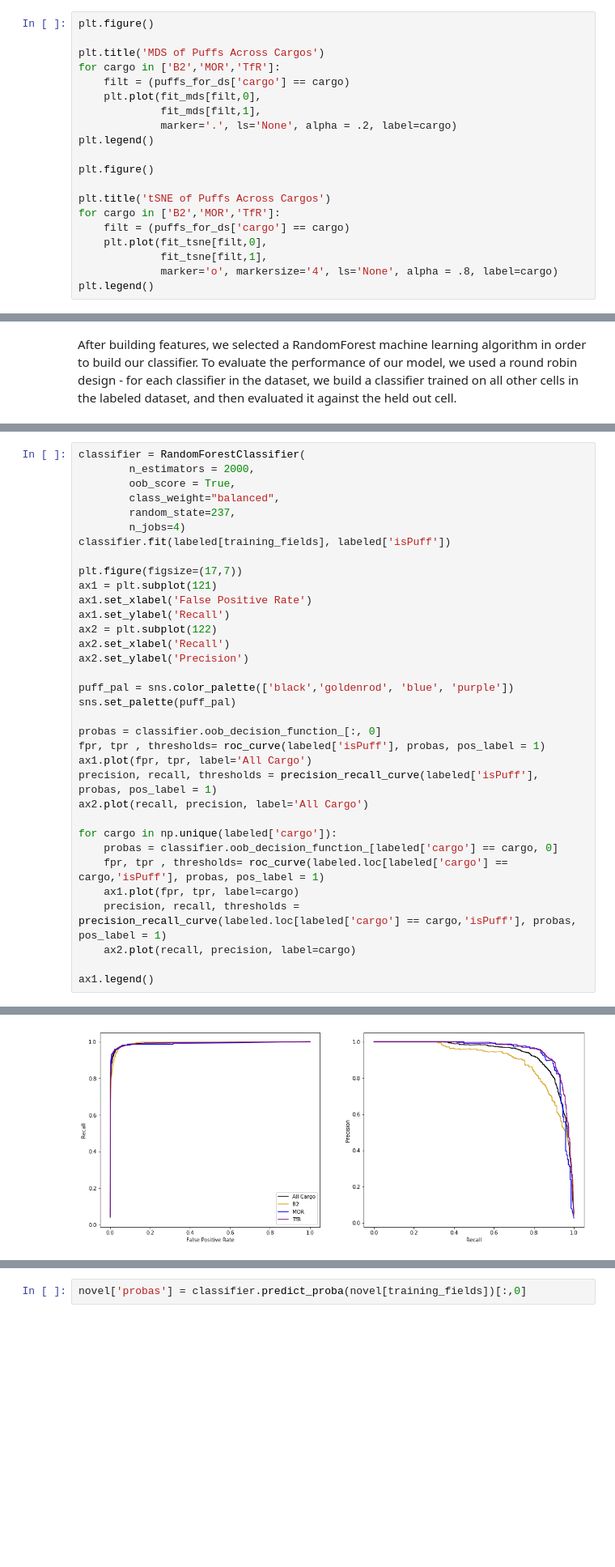
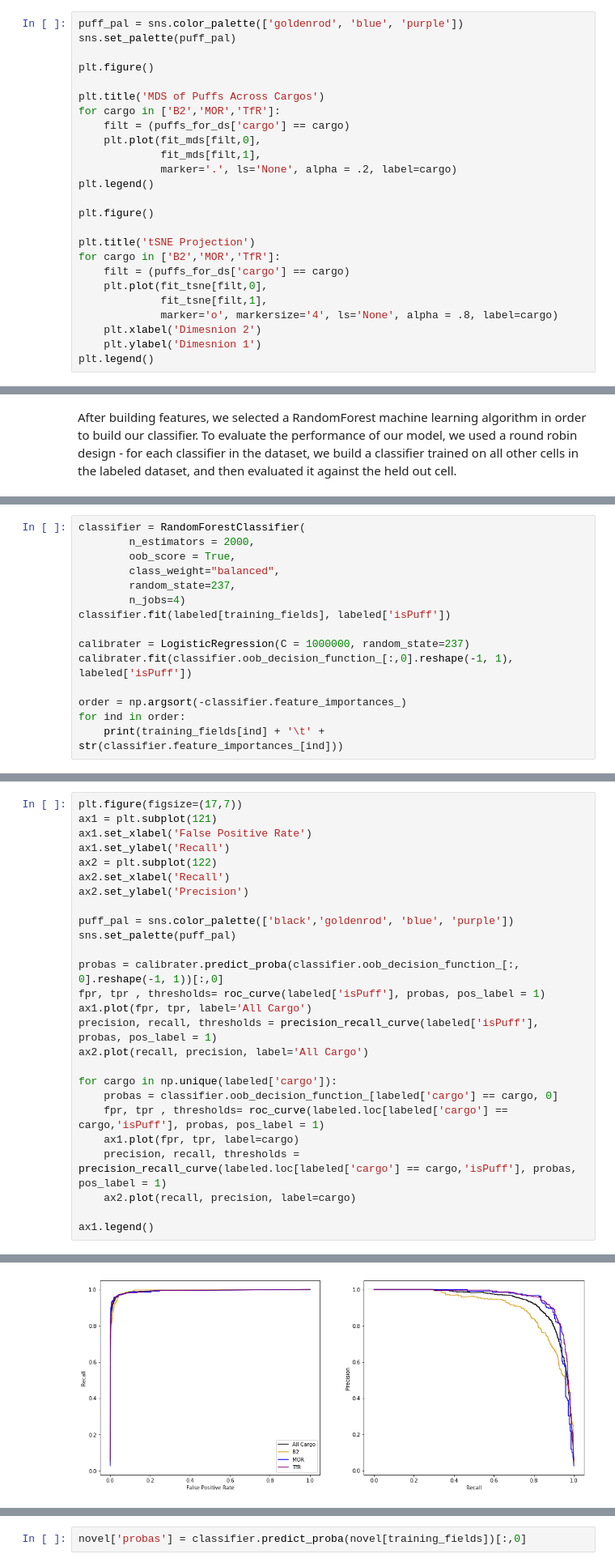
Before and after one commit to exark/puffsAnalysis, a Jupyter notebook: threshold-paper.ipynb, the cells around one changed output, grey strips where cells are left out. Shown at 81% size. Cells and saved outputs as stored; diff of their text form; blank space fills up the shorter version.

Commit message:
Threshold notebook before converting to weighted notebook

```diff
--- a/threshold-paper.ipynb
+++ b/threshold-paper.ipynb
@@ -164,6 +216,9 @@ fit_mds = mds_class.fit_transform(scaled_puffs)
 tsne_class = sklearn.manifold.TSNE(random_state=237)
 fit_tsne = tsne_class.fit_transform(scaled_puffs)
 # %%
+puff_pal = sns.color_palette(['goldenrod', 'blue', 'purple'])
+sns.set_palette(puff_pal)
+
 plt.figure()
 
 plt.title('MDS of Puffs Across Cargos')
@@ -176,12 +231,14 @@ plt.legend()
 
 plt.figure()
 
-plt.title('tSNE of Puffs Across Cargos')
+plt.title('tSNE Projection')
 for cargo in ['B2','MOR','TfR']:
     filt = (puffs_for_ds['cargo'] == cargo)
     plt.plot(fit_tsne[filt,0],
              fit_tsne[filt,1],
              marker='o', markersize='4', ls='None', alpha = .8, label=cargo)
+    plt.xlabel('Dimesnion 2')
+    plt.ylabel('Dimesnion 1')
 plt.legend()
 # %% [output]
 <matplotlib.legend.Legend at 0x...>
@@ -261,0 +349,15 @@ Given reasonable performance on each individual cell in the dataset, we then bui
+# %%
+classifier = RandomForestClassifier(
+        n_estimators = 2000,
+        oob_score = True,
+        class_weight="balanced",
+        random_state=237,
+        n_jobs=4)
+classifier.fit(labeled[training_fields], labeled['isPuff'])
+
+calibrater = LogisticRegression(C = 1000000, random_state=237)
+calibrater.fit(classifier.oob_decision_function_[:,0].reshape(-1, 1), labeled['isPuff'])
+
+order = np.argsort(-classifier.feature_importances_)
+for ind in order:
+    print(training_fields[ind] + '\t' + str(classifier.feature_importances_[ind]))
@@ -262,40 +383,32 @@ Given reasonable performance on each individual cell in the dataset, we then bui
 # %%
-classifier = RandomForestClassifier(
-        n_estimators = 2000,
-        oob_score = True,
-        class_weight="balanced",
-        random_state=237,
-        n_jobs=4)
-classifier.fit(labeled[training_fields], labeled['isPuff'])
-
 plt.figure(figsize=(17,7))
 ax1 = plt.subplot(121)
 ax1.set_xlabel('False Positive Rate')
 ax1.set_ylabel('Recall')
 ax2 = plt.subplot(122)
 ax2.set_xlabel('Recall')
 ax2.set_ylabel('Precision')
 
 puff_pal = sns.color_palette(['black','goldenrod', 'blue', 'purple'])
 sns.set_palette(puff_pal)
 
-probas = classifier.oob_decision_function_[:, 0]
+probas = calibrater.predict_proba(classifier.oob_decision_function_[:, 0].reshape(-1, 1))[:,0]
 fpr, tpr , thresholds= roc_curve(labeled['isPuff'], probas, pos_label = 1)
 ax1.plot(fpr, tpr, label='All Cargo')
 precision, recall, thresholds = precision_recall_curve(labeled['isPuff'], probas, pos_label = 1)
 ax2.plot(recall, precision, label='All Cargo')
 
 for cargo in np.unique(labeled['cargo']):
     probas = classifier.oob_decision_function_[labeled['cargo'] == cargo, 0]
     fpr, tpr , thresholds= roc_curve(labeled.loc[labeled['cargo'] == cargo,'isPuff'], probas, pos_label = 1)
     ax1.plot(fpr, tpr, label=cargo)
     precision, recall, thresholds = precision_recall_curve(labeled.loc[labeled['cargo'] == cargo,'isPuff'], probas, pos_label = 1)
     ax2.plot(recall, precision, label=cargo)
 
 ax1.legend()
 # %% [output]
 <matplotlib.legend.Legend at 0x...>
-[figure, old version]
+[figure, new version]
 # %% [markdown]
 Given the variable performance across different datasets, it's important to select a threshold for each cargo such that our performance is approximately the same across all cargos. Values were selected such that all cargos had similar recall and false positive rates, with a bit of variability in precision.
 # %%
```
Also changed, not shown: parts of 11 cells of this notebook.
